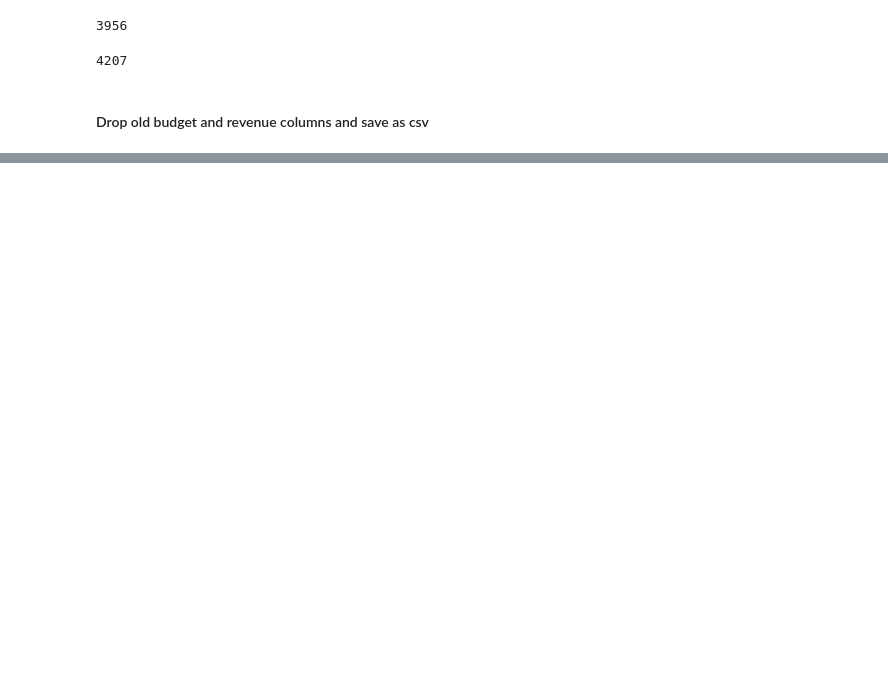
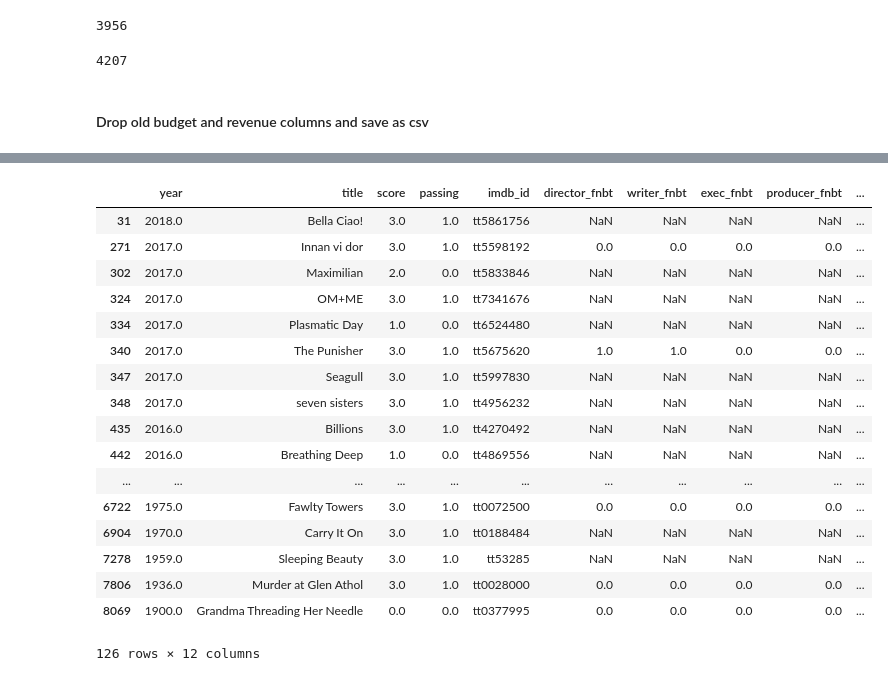
Before and after one commit to MagicMilly/women-in-film-analysis-dashboard, a Jupyter notebook: more_data_munging_useful.ipynb, the cells around one changed output, grey strips where cells are left out. Saved outputs shown, nothing was run; the diff lists cells and outputs as text; code cells hidden in the pictures; blank space fills up the shorter version.

```diff
--- a/more_data_munging_useful.ipynb
+++ b/more_data_munging_useful.ipynb
@@ -1918,0 +2016,2 @@ bechdel_df.to_csv('my_data/bechdel_with_api_info.csv', index=False)
+# %%
+bechdel_df.loc[126] = little_man_info
@@ -1918,0 +2036,2 @@ bechdel_df.to_csv('my_data/bechdel_with_api_info.csv', index=False)
+# %%
+bad_ids.drop([1,2], axis=0, inplace=True)
@@ -1918,0 +2047,2 @@ bechdel_df.to_csv('my_data/bechdel_with_api_info.csv', index=False)
+# %%
+bad_ids_list = bad_ids[0].values
@@ -1918,0 +2069,23 @@ bechdel_df.to_csv('my_data/bechdel_with_api_info.csv', index=False)
+# %%
+bechdel_bad_ids = bechdel_df[bechdel_df.imdb_id.isin(bad_ids_list)]
+# %%
+bechdel_bad_ids
+# %% [output]
+|  | year | title | score | passing | imdb_id | director_fnbt | writer_fnbt | exec_fnbt | producer_fnbt | ... |
+| 31 | 2018.0 | Bella Ciao! | 3.0 | 1.0 | tt5861756 | NaN | NaN | NaN | NaN | ... |
+| 271 | 2017.0 | Innan vi dor | 3.0 | 1.0 | tt5598192 | 0.0 | 0.0 | 0.0 | 0.0 | ... |
+| 302 | 2017.0 | Maximilian | 2.0 | 0.0 | tt5833846 | NaN | NaN | NaN | NaN | ... |
+| 324 | 2017.0 | OM+ME | 3.0 | 1.0 | tt7341676 | NaN | NaN | NaN | NaN | ... |
+| 334 | 2017.0 | Plasmatic Day | 1.0 | 0.0 | tt6524480 | NaN | NaN | NaN | NaN | ... |
+| 340 | 2017.0 | The Punisher | 3.0 | 1.0 | tt5675620 | 1.0 | 1.0 | 0.0 | 0.0 | ... |
+| 347 | 2017.0 | Seagull | 3.0 | 1.0 | tt5997830 | NaN | NaN | NaN | NaN | ... |
+| 348 | 2017.0 | seven sisters | 3.0 | 1.0 | tt4956232 | NaN | NaN | NaN | NaN | ... |
+| 435 | 2016.0 | Billions | 3.0 | 1.0 | tt4270492 | NaN | NaN | NaN | NaN | ... |
+| 442 | 2016.0 | Breathing Deep | 1.0 | 0.0 | tt4869556 | NaN | NaN | NaN | NaN | ... |
+| ... | ... | ... | ... | ... | ... | ... | ... | ... | ... | ... |
+| 6722 | 1975.0 | Fawlty Towers | 3.0 | 1.0 | tt0072500 | 0.0 | 0.0 | 0.0 | 0.0 | ... |
+| 6904 | 1970.0 | Carry It On | 3.0 | 1.0 | tt0188484 | NaN | NaN | NaN | NaN | ... |
+| 7278 | 1959.0 | Sleeping Beauty | 3.0 | 1.0 | tt53285 | NaN | NaN | NaN | NaN | ... |
+| 7806 | 1936.0 | Murder at Glen Athol | 3.0 | 1.0 | tt0028000 | 0.0 | 0.0 | 0.0 | 0.0 | ... |
+| 8069 | 1900.0 | Grandma Threading Her Needle | 0.0 | 0.0 | tt0377995 | 0.0 | 0.0 | 0.0 | 0.0 | ... |
+126 rows × 12 columns
```
Also changed, not shown: parts of 21 cells of this notebook.
